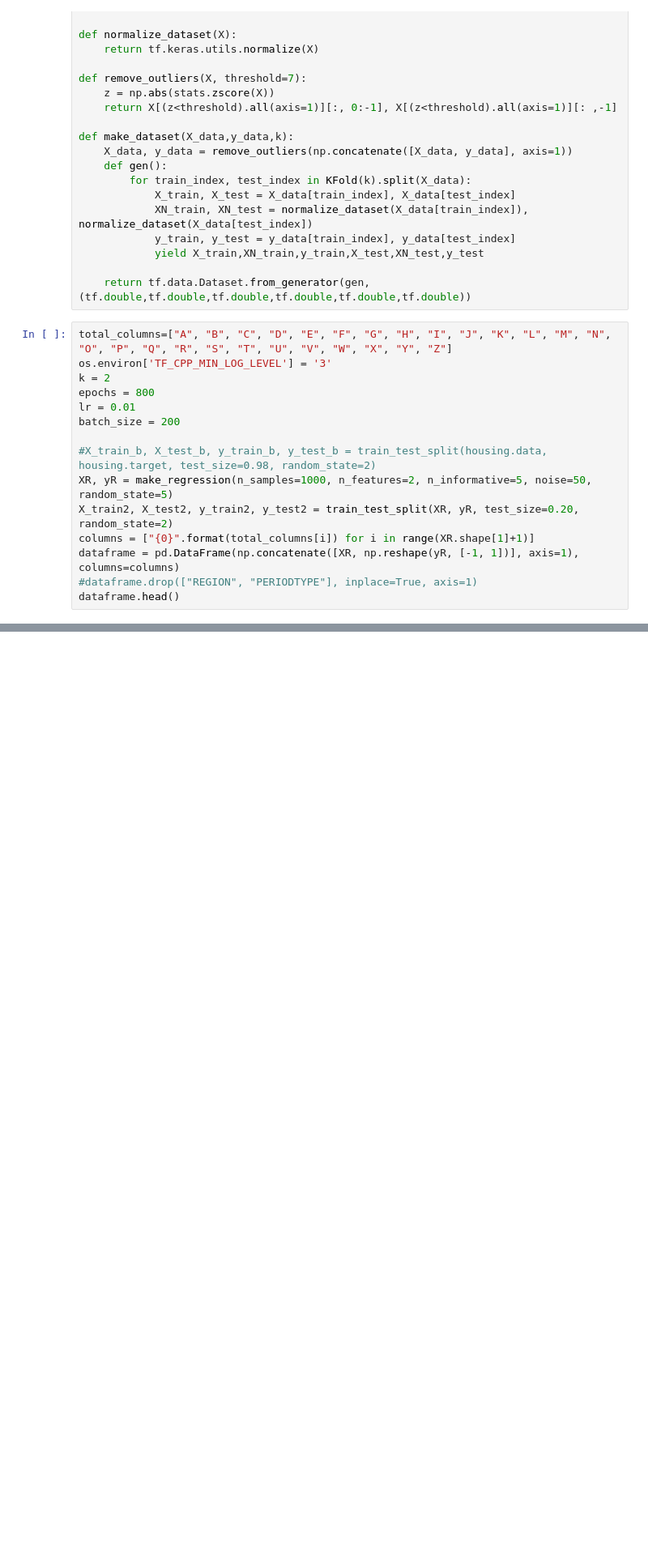
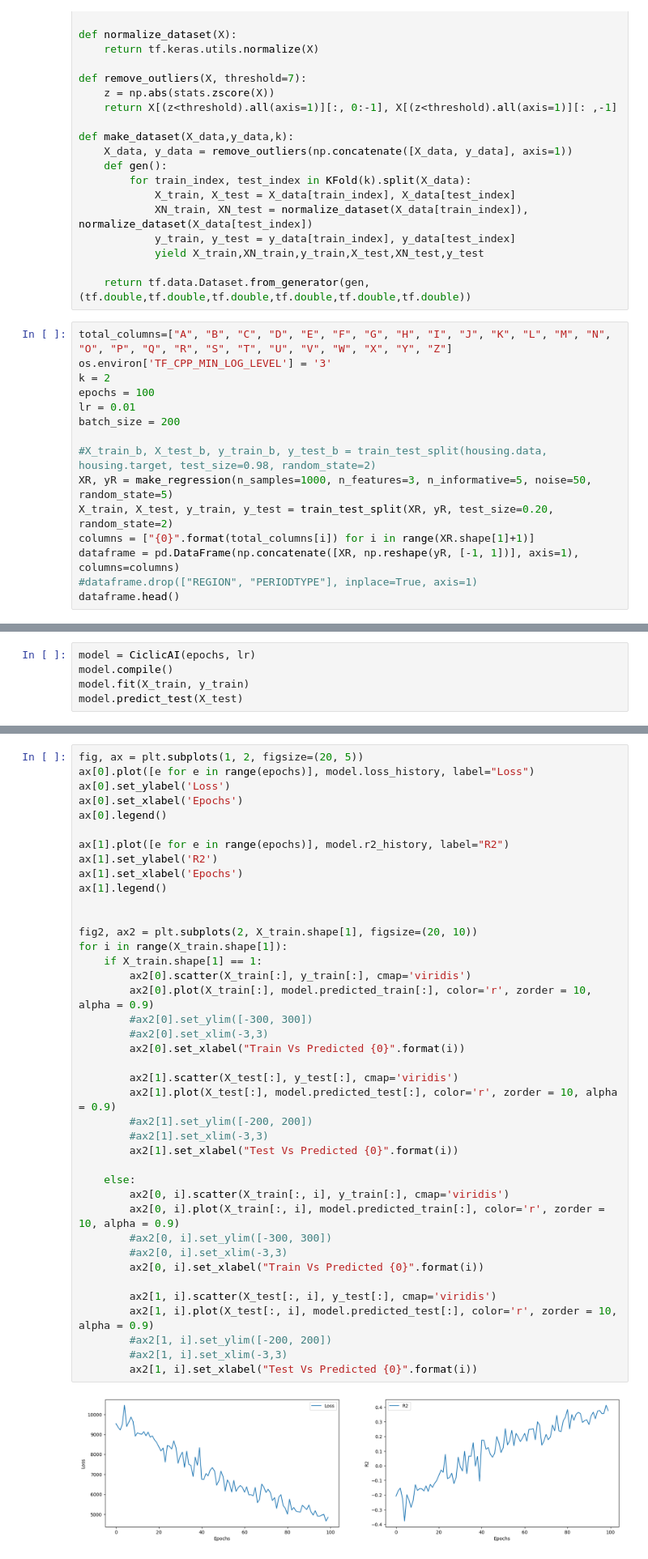
Before and after one commit to cecinuga/MarketAI, a Jupyter notebook: Models/CiclicAI.ipynb, the cells around one changed output, grey strips where cells are left out. Shown at 81% size. Saved outputs shown, nothing was run; the diff lists cells and outputs as text; blank space fills up the shorter version.

```diff
--- a/Models/CiclicAI.ipynb
+++ b/Models/CiclicAI.ipynb
@@ -51,13 +51,13 @@ def make_dataset(X_data,y_data,k):
 total_columns=["A", "B", "C", "D", "E", "F", "G", "H", "I", "J", "K", "L", "M", "N", "O", "P", "Q", "R", "S", "T", "U", "V", "W", "X", "Y", "Z"]
 os.environ['TF_CPP_MIN_LOG_LEVEL'] = '3'
 k = 2
-epochs = 800
+epochs = 100
 lr = 0.01
 batch_size = 200
 
 #X_train_b, X_test_b, y_train_b, y_test_b = train_test_split(housing.data, housing.target, test_size=0.98, random_state=2)
-XR, yR = make_regression(n_samples=1000, n_features=2, n_informative=5, noise=50, random_state=5)
-X_train2, X_test2, y_train2, y_test2 = train_test_split(XR, yR, test_size=0.20, random_state=2)
+XR, yR = make_regression(n_samples=1000, n_features=3, n_informative=5, noise=50, random_state=5)
+X_train, X_test, y_train, y_test = train_test_split(XR, yR, test_size=0.20, random_state=2)
 columns = ["{0}".format(total_columns[i]) for i in range(XR.shape[1]+1)]
 dataframe = pd.DataFrame(np.concatenate([XR, np.reshape(yR, [-1, 1])], axis=1), columns=columns)
 #dataframe.drop(["REGION", "PERIODTYPE"], inplace=True, axis=1)
@@ -64,0 +179,5 @@ dataframe.head()
+# %%
+model = CiclicAI(epochs, lr)
+model.compile()
+model.fit(X_train, y_train)
+model.predict_test(X_test)
@@ -64,0 +188,42 @@ dataframe.head()
+# %%
+fig, ax = plt.subplots(1, 2, figsize=(20, 5))
+ax[0].plot([e for e in range(epochs)], model.loss_history, label="Loss")
+ax[0].set_ylabel('Loss')
+ax[0].set_xlabel('Epochs')
+ax[0].legend()
+
+ax[1].plot([e for e in range(epochs)], model.r2_history, label="R2")
+ax[1].set_ylabel('R2')
+ax[1].set_xlabel('Epochs')
+ax[1].legend()
+
+
+fig2, ax2 = plt.subplots(2, X_train.shape[1], figsize=(20, 10))
+for i in range(X_train.shape[1]):
+    if X_train.shape[1] == 1:
+        ax2[0].scatter(X_train[:], y_train[:], cmap='viridis')
+        ax2[0].plot(X_train[:], model.predicted_train[:], color='r', zorder = 10, alpha = 0.9)
+        #ax2[0].set_ylim([-300, 300])
+        #ax2[0].set_xlim(-3,3)
+        ax2[0].set_xlabel("Train Vs Predicted {0}".format(i))
+
+        ax2[1].scatter(X_test[:], y_test[:], cmap='viridis')
+        ax2[1].plot(X_test[:], model.predicted_test[:], color='r', zorder = 10, alpha = 0.9)
+        #ax2[1].set_ylim([-200, 200])
+        #ax2[1].set_xlim(-3,3)
+        ax2[1].set_xlabel("Test Vs Predicted {0}".format(i))
+
+    else:
+        ax2[0, i].scatter(X_train[:, i], y_train[:], cmap='viridis')
+        ax2[0, i].plot(X_train[:, i], model.predicted_train[:], color='r', zorder = 10, alpha = 0.9)
+        #ax2[0, i].set_ylim([-300, 300])
+        #ax2[0, i].set_xlim(-3,3)
+        ax2[0, i].set_xlabel("Train Vs Predicted {0}".format(i))
+
+        ax2[1, i].scatter(X_test[:, i], y_test[:], cmap='viridis')
+        ax2[1, i].plot(X_test[:, i], model.predicted_test[:], color='r', zorder = 10, alpha = 0.9)
+        #ax2[1, i].set_ylim([-200, 200])
+        #ax2[1, i].set_xlim(-3,3)
+        ax2[1, i].set_xlabel("Test Vs Predicted {0}".format(i))
+# %% [output]
+[figure, added]
```
Also changed, not shown: parts of 5 cells of this notebook.
